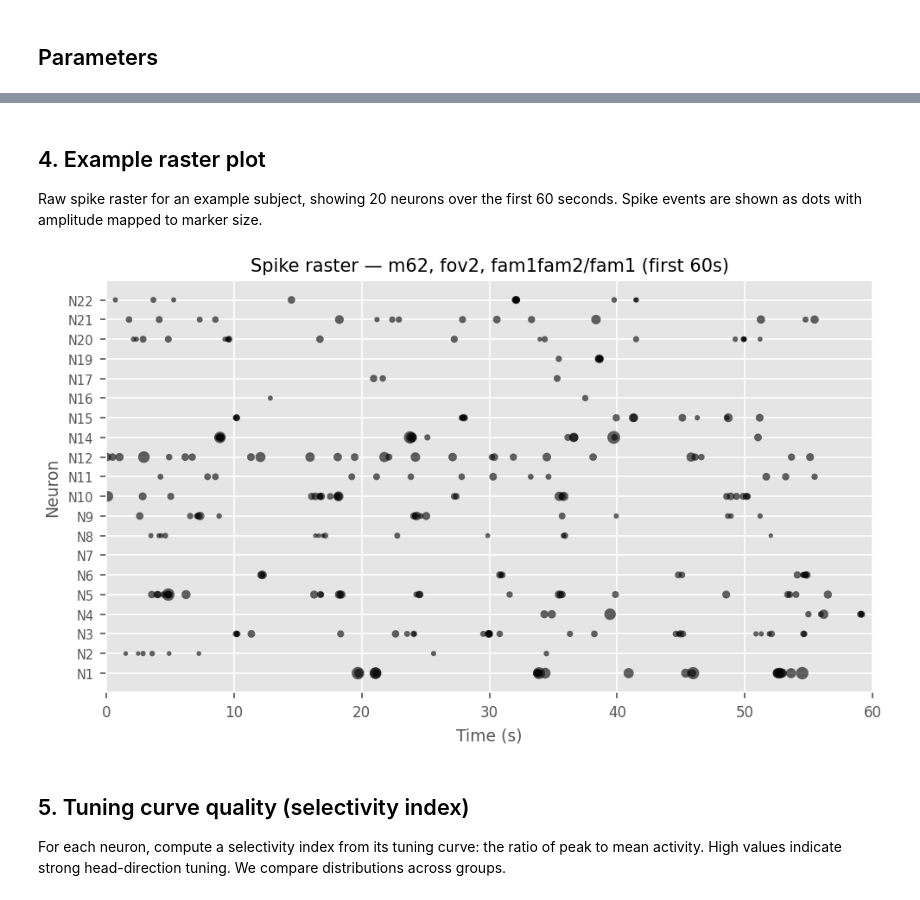
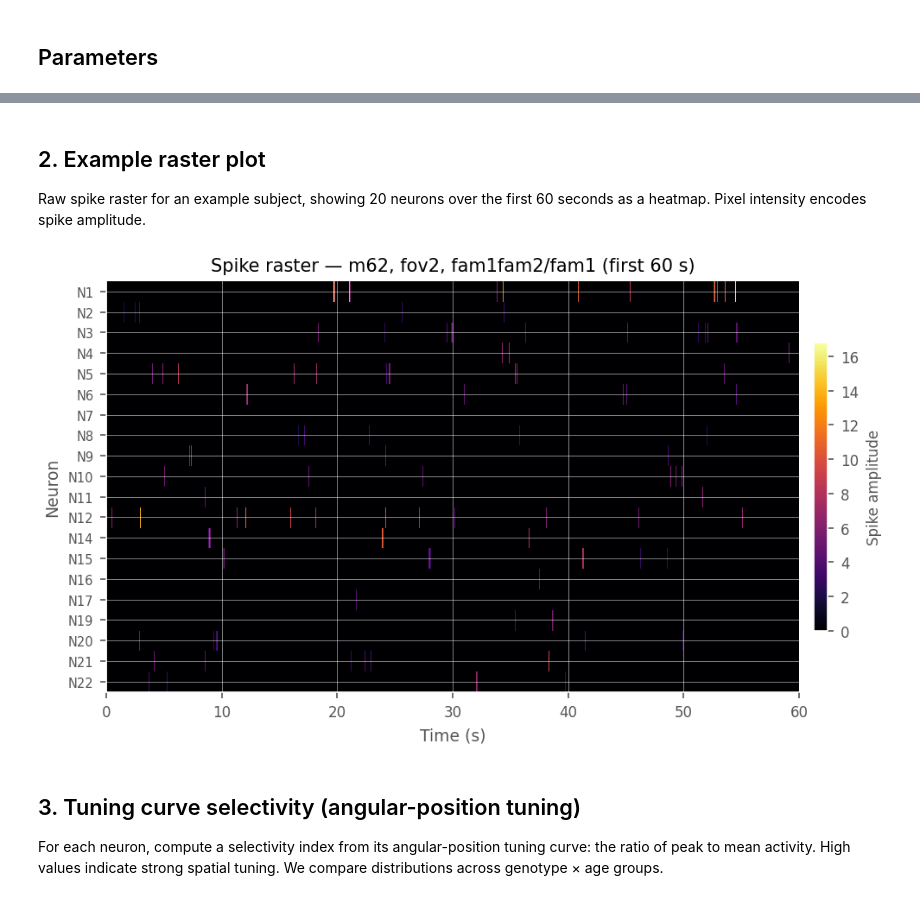
Before and after one commit to elena-faillace/manifold-remapping, a Jupyter notebook: notebooks/0.data_overview/02_neural_data_statistics.ipynb, the cells around one changed output, grey strips where cells are left out. Drawn from its saved outputs; the diff is of its cells as text; code cells hidden in the pictures.

```diff
--- a/notebooks/0.data_overview/02_neural_data_statistics.ipynb
+++ b/notebooks/0.data_overview/02_neural_data_statistics.ipynb
@@ -34,6 +34,8 @@ TC_SMOOTH_KERNEL = 20    # circular smoothing kernel for tuning curves
 # Example subject for raster plot
 EXAMPLE_SUBJECT = Animals.M62
 
-# Sampling rate after binning
-FS_BINNED = 30.9 / BINS_COMPRESS  # ~10.3 Hz
+# Timing
+FS_ORIGINAL = 30.9                         # original sampling rate (Hz)
+FS_BINNED = FS_ORIGINAL / BINS_COMPRESS    # ~10.3 Hz after binning
+BIN_DURATION_MS = 1000.0 / FS_BINNED      # ~97 ms per bin
 # %% [markdown]
@@ -195,45 +99,54 @@ plt.show()
 # %% [markdown]
-## 4. Example raster plot
+## 2. Example raster plot
 
-Raw spike raster for an example subject, showing 20 neurons over the first 60 seconds. Spike events are shown as dots with amplitude mapped to marker size.
+Raw spike raster for an example subject, showing 20 neurons over the first 60 seconds as a heatmap. Pixel intensity encodes spike amplitude.
 # %%
 # Pick first available recording for the example subject
 ex_fov = mice.get_available_fovs(EXAMPLE_SUBJECT)[0]
 ex_sess = mice.get_available_sessions(EXAMPLE_SUBJECT, ex_fov)[0]
 ex_run = mice.get_available_runs(EXAMPLE_SUBJECT, ex_fov, ex_sess)[0]
 
 df_raw = mice.load_data(EXAMPLE_SUBJECT, ex_fov, ex_sess, ex_run)
 cell_cols = [c for c in df_raw.columns if c.isdigit()]
 time_s = df_raw["glob_time"].values - df_raw["glob_time"].values[0]
 
 # Select first 60 seconds and 20 neurons
 t_max = 60  # seconds
 mask_t = time_s <= t_max
 n_show = min(20, len(cell_cols))
 sel_cells = cell_cols[:n_show]
 
-spikes_raw = df_raw.loc[mask_t, sel_cells].values  # (T, 20)
+spikes_raw = df_raw.loc[mask_t, sel_cells].values.T  # (n_show, T)
 time_show = time_s[mask_t]
 
 fig, ax = plt.subplots(figsize=(PlotStyle.FULL_WIDTH, 4))
-for i, cell in enumerate(sel_cells):
-    t_spike = time_show[spikes_raw[:, i] > 0]
-    amp = spikes_raw[spikes_raw[:, i] > 0, i]
-    ax.scatter(t_spike, np.full_like(t_spike, i), s=amp * 3, c="k", alpha=0.6, linewidths=0)
-
+im = ax.imshow(
+    spikes_raw, aspect="auto", interpolation="none",
+    cmap="inferno", vmin=0,
+    extent=[time_show[0], time_show[-1], n_show - 0.5, -0.5],
+)
+ax.grid(
+    True, which="major",
+    color="white",
+    linewidth=0.3,   # thinner than default
+    alpha=0.8
+)
 ax.set_yticks(range(n_show))
 ax.set_yticklabels([f"N{c}" for c in sel_cells], fontsize=7)
 ax.set_xlabel("Time (s)")
 ax.set_ylabel("Neuron")
-ax.set_title(f"Spike raster — {EXAMPLE_SUBJECT.value}, fov{ex_fov}, {ex_sess}/{ex_run} (first {t_max}s)")
-ax.set_xlim(0, t_max)
+ax.set_title(f"Spike raster — {EXAMPLE_SUBJECT.value}, fov{ex_fov}, {ex_sess}/{ex_run} (first {t_max} s)")
+
+cbar = fig.colorbar(im, ax=ax, fraction=0.02, pad=0.02)
+cbar.set_label("Spike amplitude", fontsize=8)
+
 plt.tight_layout()
 fig.savefig(fig_path / "example_raster.pdf")
 plt.show()
 # %% [output]
-[figure, old version]
+[figure, new version]
 # %% [markdown]
-## 5. Tuning curve quality (selectivity index)
+## 3. Tuning curve selectivity (angular-position tuning)
 
-For each neuron, compute a selectivity index from its tuning curve: the ratio of peak to mean activity. High values indicate strong head-direction tuning. We compare distributions across groups.
+For each neuron, compute a selectivity index from its angular-position tuning curve: the ratio of peak to mean activity. High values indicate strong spatial tuning. We compare distributions across genotype × age groups.
 # %%
```
Also changed, not shown: parts of 13 cells of this notebook, 3 other files.
